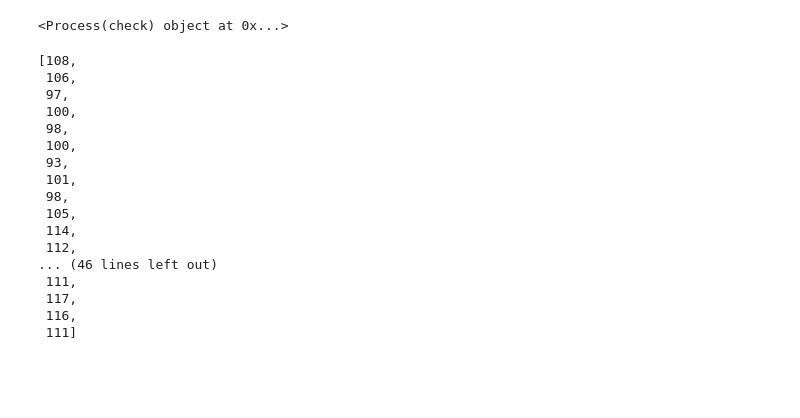
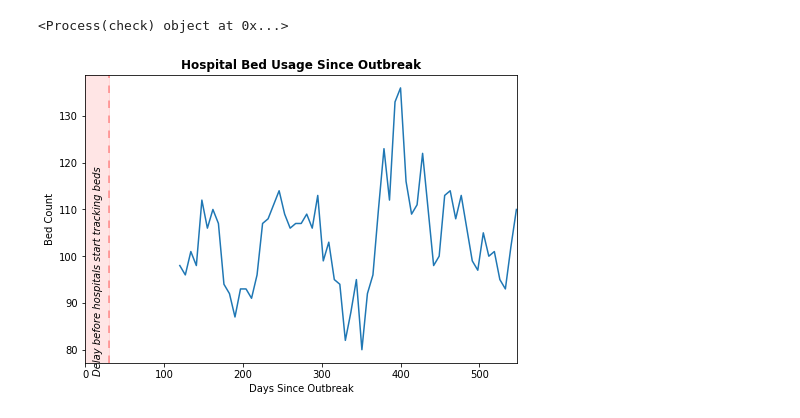
Before and after one commit to rohitarabind/hospital-capacity, a Jupyter notebook: Hospital.ipynb, the cells around one changed output. Saved outputs shown, nothing was run; the diff lists cells and outputs as text; code cells hidden in the pictures; blank space fills up the shorter version.

Commit message:
added graph of bed utilization

```diff
--- a/Hospital.ipynb
+++ b/Hospital.ipynb
@@ -6,3 +7,13 @@ import matplotlib
+# %%
+class glob_variables:
+    bed_count = 0
+    mean_inter_arrival_time = .2
+    mean_length_of_stay = 21
+    sim_duration = 548
+    check_times = []
+    check_beds = []
+    check_intervals = 7
+    delay = 30
 # %%
 def patient(env,i,p_length_of_stay):
     # add 1 to bed count while the patient is in the hospital
@@ -53,20 +55,20 @@ class glob_variables:
-# %%
-glob_variables.check_beds
-# %% [output]
-[108,
- 106,
- 97,
- 100,
- 98,
- 100,
- 93,
- 101,
- 98,
- 105,
- 114,
- 112,
-... (46 lines left out)
- 111,
- 117,
- 116,
- 111]
+# %%
+Hospital_Ut = pd.DataFrame()
+Hospital_Ut["Days Since Outbreak"] = glob_variables.check_times
+Hospital_Ut["Bed Count"] = glob_variables.check_beds
+# %%
+def plot_graph():
+    fig = plt.figure()
+    ax = fig.add_axes([0,0,1,1])
+    ax.plot(Hospital_Ut['Days Since Outbreak'],Hospital_Ut['Bed Count'])
+    ax.set_xlabel('Days Since Outbreak')
+    ax.set_ylabel('Bed Count')
+    ax.axvspan(0,glob_variables.delay,color = "red",alpha=0.1)
+    ax.text(glob_variables.delay/3,max(glob_variables.check_beds)*.55,"Delay before hospitals start tracking beds",fontstyle = "italic", rotation = "vertical")
+    ax.axvline(glob_variables.delay,color="red",alpha = 0.4, dashes = [5,5,5,5])
+    plt.xlim(0,glob_variables.sim_duration)
+    plt.title("Hospital Bed Usage Since Outbreak",fontweight = "bold")
+# %%
+plot_graph()
+# %% [output]
+[figure, added]
```
Also changed, not shown: parts of 2 cells of this notebook.
